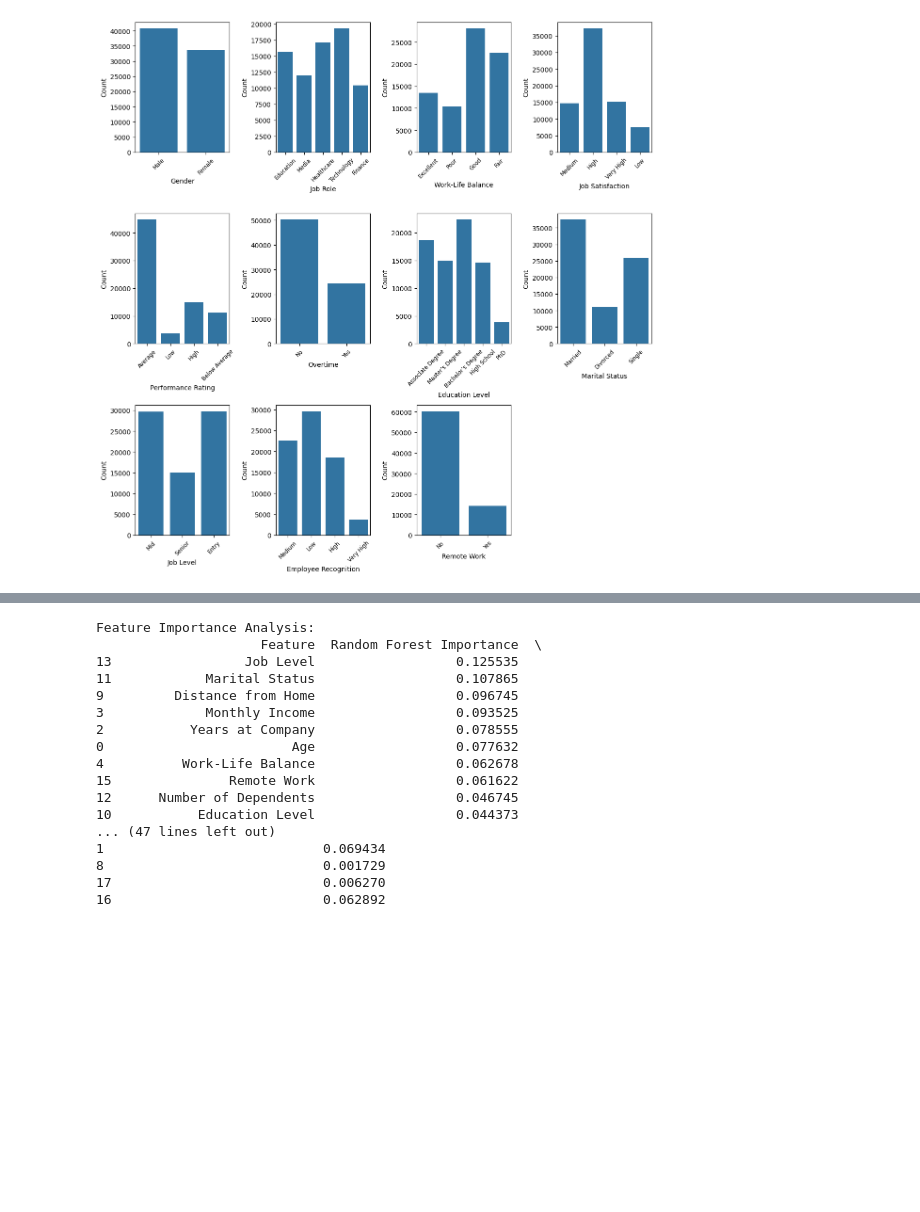
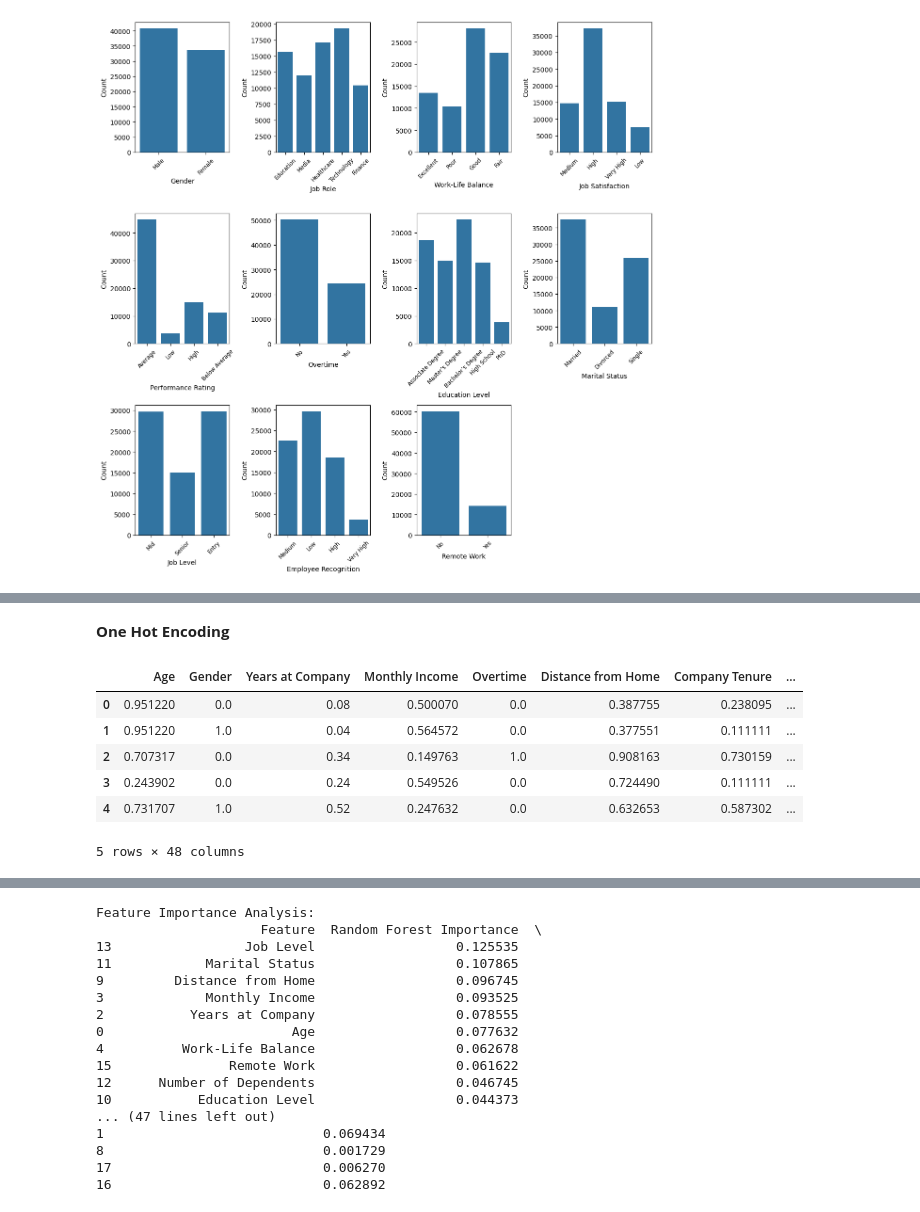
Before and after one commit to hansi-2000/HR-Project_ML, a Jupyter notebook: EMP_Attrition_rate.ipynb, the cells around one changed output, grey strips where cells are left out. Cells and saved outputs as stored; diff of their text form; code cells hidden in the pictures; blank space fills up the shorter version.

```diff
--- a/EMP_Attrition_rate.ipynb
+++ b/EMP_Attrition_rate.ipynb
@@ -168,3 +170,28 @@ NameError: name 'emp_data' is not defined
+# %%
+for col in binary_cols:
+    df = label_encoder(df, col)
+# %% [markdown]
+**One Hot Encoding**
+# %%
+def one_hot_encoder(dataframe, categorical_cols, drop_first=True):
+    dataframe = pd.get_dummies(dataframe, columns=categorical_cols, drop_first=drop_first)
+    return dataframe
+# %%
+ohe_cols = [col for col in df.columns if 10 >= df[col].nunique() > 2]
+# %%
+df = one_hot_encoder(df, ohe_cols, drop_first=True)
+# %%
+mms = MinMaxScaler()
+df = pd.DataFrame(mms.fit_transform(df), columns=df.columns)
+df.head()
+# %% [output]
+|  | Age | Gender | Years at Company | Monthly Income | Overtime | Distance from Home | Company Tenure | ... |
+| 0 | 0.951220 | 0.0 | 0.08 | 0.500070 | 0.0 | 0.387755 | 0.238095 | ... |
+| 1 | 0.951220 | 1.0 | 0.04 | 0.564572 | 0.0 | 0.377551 | 0.111111 | ... |
+| 2 | 0.707317 | 0.0 | 0.34 | 0.149763 | 1.0 | 0.908163 | 0.730159 | ... |
+| 3 | 0.243902 | 0.0 | 0.24 | 0.549526 | 0.0 | 0.724490 | 0.111111 | ... |
+| 4 | 0.731707 | 1.0 | 0.52 | 0.247632 | 0.0 | 0.632653 | 0.587302 | ... |
+5 rows × 48 columns
 # %%
 # emp_data.head()
 #print(emp_data.columns)
```
Also changed, not shown: parts of 14 cells of this notebook.
